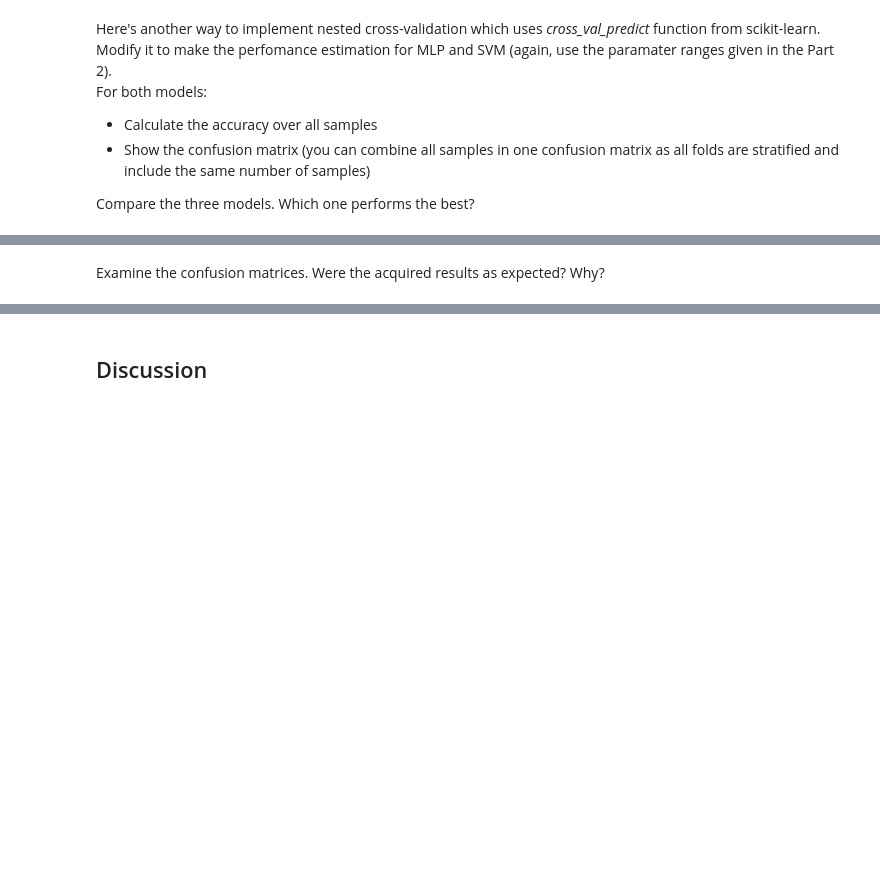
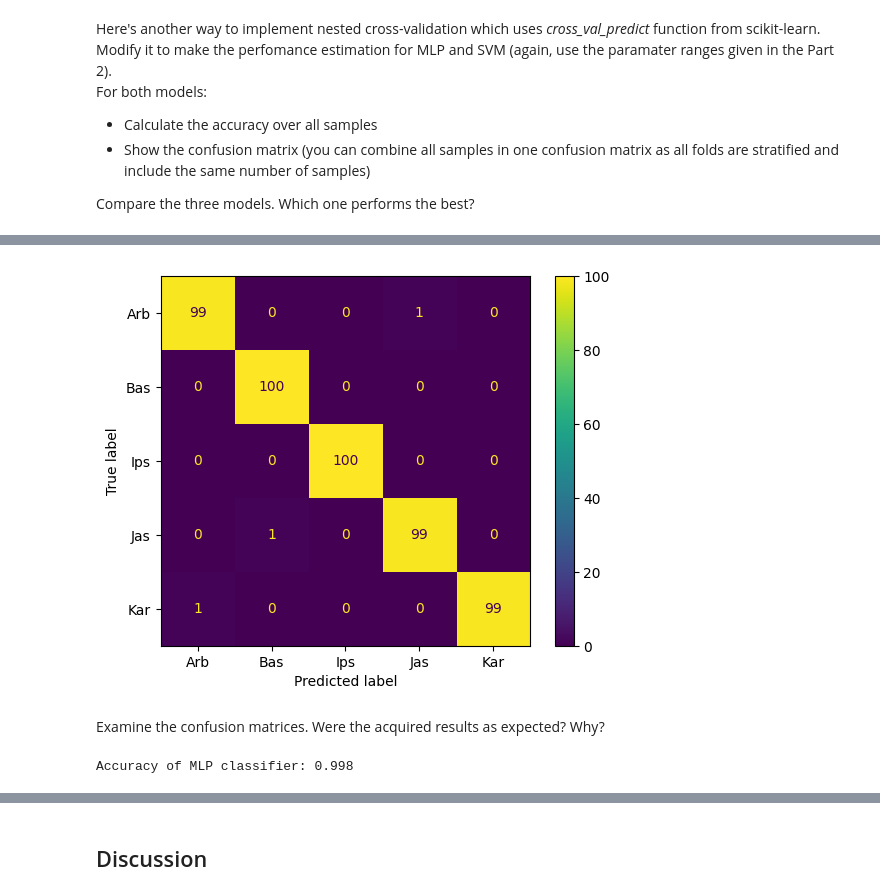
Before and after one commit to konstanyman/Exercise_p1, a Jupyter notebook: notebooks/Exercise_MLPR2024_Part3_template.ipynb, the cells around one changed output, grey strips where cells are left out. Drawn from its saved outputs; the diff is of its cells as text; code cells hidden in the pictures; blank space fills up the shorter version.

```diff
--- a/notebooks/Exercise_MLPR2024_Part3_template.ipynb
+++ b/notebooks/Exercise_MLPR2024_Part3_template.ipynb
@@ -190,0 +266,22 @@ nested_pred = cross_val_predict(gscv, X, y, cv=kf_outer)
+# %%
+# MLP
+y = results['class']
+X = results[feats_Z]
+
+kf_outer = StratifiedKFold(n_splits=10, random_state=10, shuffle=True)
+kf_inner = RepeatedKFold(n_splits=5, n_repeats=3, random_state=5)
+
+# parameter grid
+param_grid_mlp = {
+    'hidden_layer_sizes': range(15, 41, 5),
+    'activation': ['tanh', 'relu'],
+    'solver': ['sgd', 'adam'],
+    'validation_fraction': [0.1, 0.3],
+    'alpha': [0.01, 0.1, 1]
+}
+
+# classifier model
+mlp = MLPClassifier(random_state=523834)
+
+gscv = GridSearchCV(mlp, param_grid_mlp, cv=kf_inner, return_train_score=False, n_jobs=-1)
+mlp_nested_pred = cross_val_predict(gscv, X, y, cv=kf_outer)
@@ -191,2 +294,13 @@ nested_pred = cross_val_predict(gscv, X, y, cv=kf_outer)
+# %%
+# confusion matrix of MLP model over all samples
+cm = confusion_matrix(results['class'], mlp_nested_pred, labels=['Arb', 'Bas', 'Ips', 'Jas', 'Kar'])
+
+# display confusion matrix
+disp = ConfusionMatrixDisplay(confusion_matrix=cm,
+                              display_labels=['Arb', 'Bas', 'Ips', 'Jas', 'Kar'])
+disp.plot()
+plt.show()
+# %% [output]
+[figure, added]
 # %% [markdown]
 Examine the confusion matrices. Were the acquired results as expected? Why?
@@ -192,0 +327,6 @@ Examine the confusion matrices. Were the acquired results as expected? Why?
+# %%
+# accuracy of SVM model
+svm_accuracy = accuracy_score(results['class'], svc_nested_pred)
+print(f"Accuracy of MLP classifier: {svm_accuracy}")
+# %% [output]
+Accuracy of MLP classifier: 0.998
```
Also changed, not shown: parts of 15 cells of this notebook.
